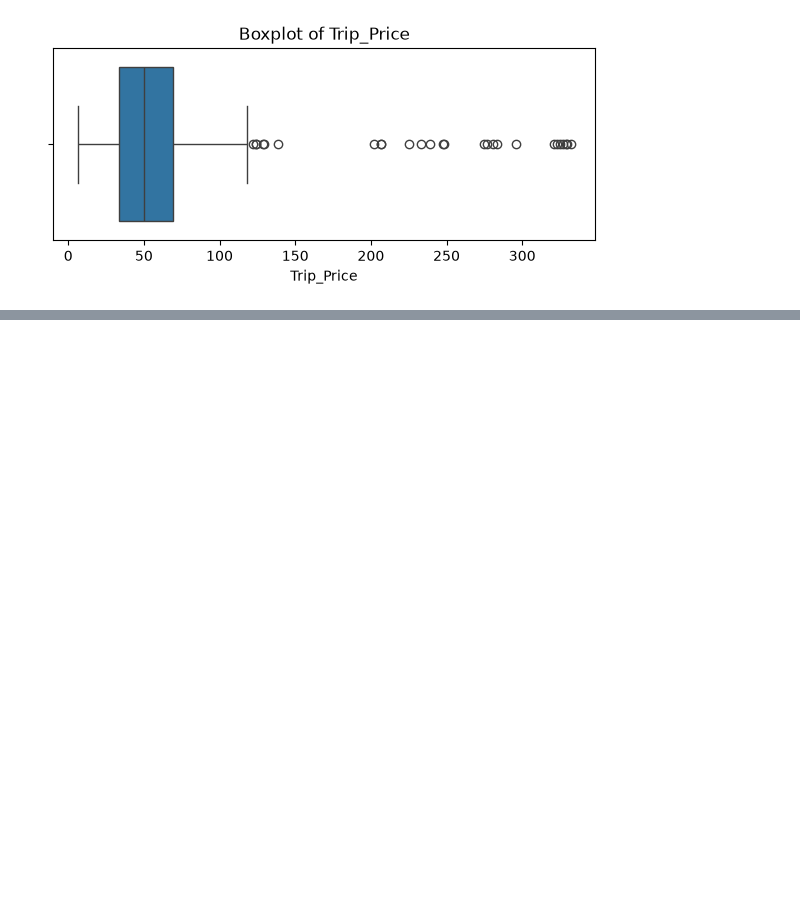
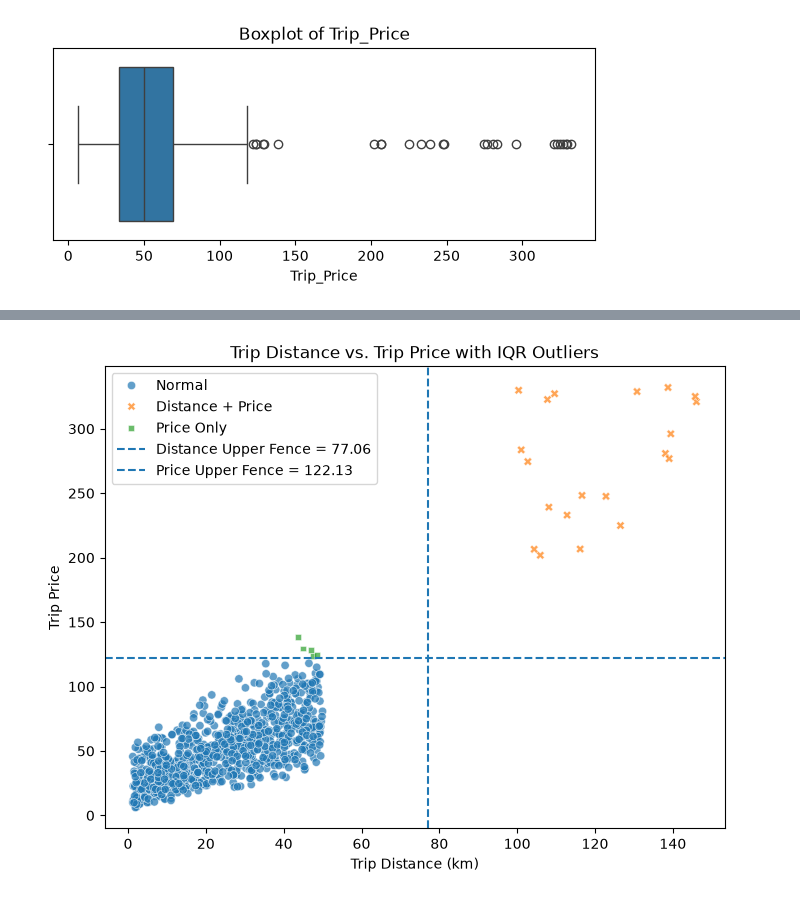
Before and after one commit to kurochan1901/115-1_Data-Analysis-and-Modeling, a Jupyter notebook: HW1/HW1.ipynb, the cells around one changed output, grey strips where cells are left out. Saved outputs shown, nothing was run; the diff lists cells and outputs as text; code cells hidden in the pictures; blank space fills up the shorter version.

```diff
--- a/HW1/HW1.ipynb
+++ b/HW1/HW1.ipynb
@@ -213,0 +266,49 @@ display(price_outliers)
+# %%
+# Classify observations by outlier type
+plot_df = df.copy()
+
+plot_df["Outlier_Type"] = "Normal"
+
+plot_df.loc[
+    plot_df["Trip_Price"] > price_upper_fence,
+    "Outlier_Type"
+] = "Price Only"
+
+plot_df.loc[
+    (plot_df["Trip_Distance_km"] > distance_upper_fence) &
+    (plot_df["Trip_Price"] > price_upper_fence),
+    "Outlier_Type"
+] = "Distance + Price"
+
+
+plt.figure(figsize=(8, 6))
+
+sns.scatterplot(
+    data=plot_df,
+    x="Trip_Distance_km",
+    y="Trip_Price",
+    hue="Outlier_Type",
+    style="Outlier_Type",
+    alpha=0.7
+)
+
+plt.axvline(
+    distance_upper_fence,
+    linestyle="--",
+    label=f"Distance Upper Fence = {distance_upper_fence:.2f}"
+)
+
+plt.axhline(
+    price_upper_fence,
+    linestyle="--",
+    label=f"Price Upper Fence = {price_upper_fence:.2f}"
+)
+
+plt.xlabel("Trip Distance (km)")
+plt.ylabel("Trip Price")
+plt.title("Trip Distance vs. Trip Price with IQR Outliers")
+
+plt.legend()
+plt.show()
+# %% [output]
+[figure, added]
```
Also changed, not shown: parts of 6 cells of this notebook.
